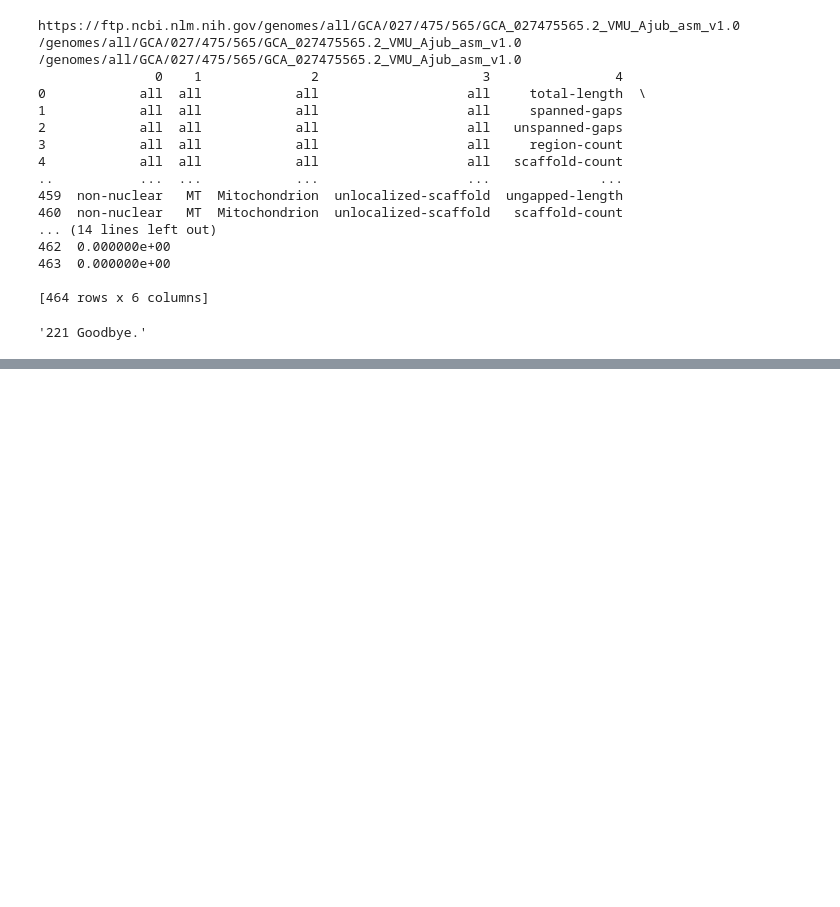
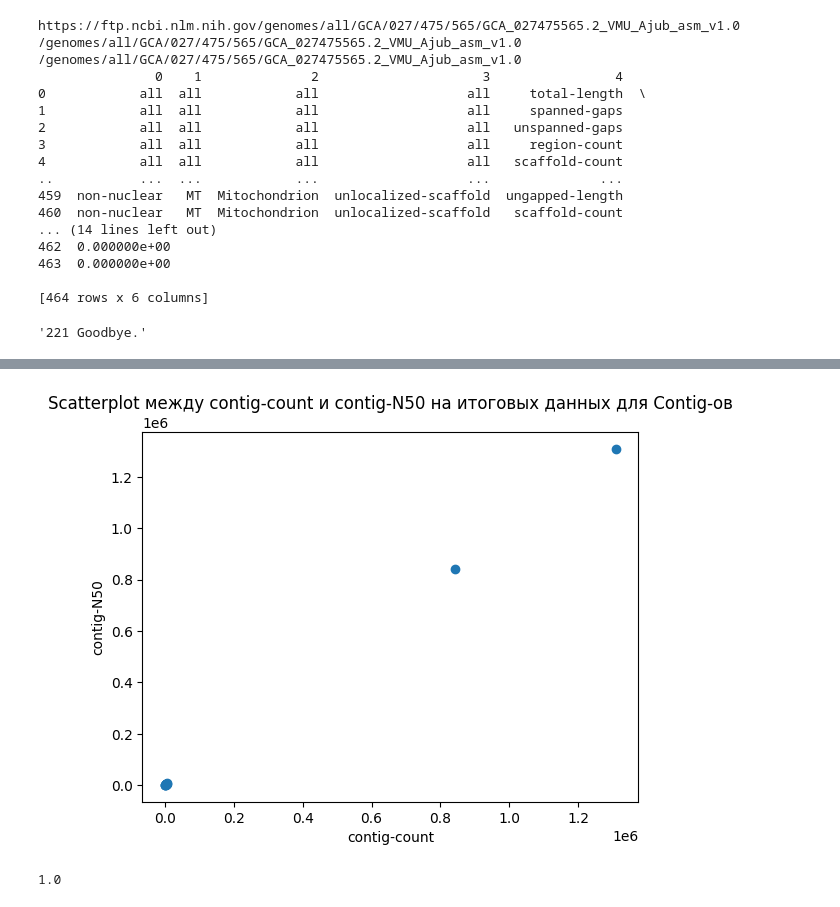
Before and after one commit to DerpyFox/dataset_converter, a Jupyter notebook: script4.ipynb, the cells around one changed output, grey strips where cells are left out. Cells and saved outputs as stored; diff of their text form; code cells hidden in the pictures; blank space fills up the shorter version.

```diff
--- a/script4.ipynb
+++ b/script4.ipynb
@@ -181,0 +345,25 @@ main_df.to_csv(file_path, index=False)
+# %%
+filtered_df_сontig = main_df.copy()
+filtered_df_сontig = filtered_df_сontig[filtered_df_сontig['assembly_level'] == 'Contig']
+# %%
+filtered_df_сontig['contig-count'] = pd.to_numeric(filtered_df_сontig['contig-count'], errors='coerce')
+filtered_df_сontig['contig-N50'] = pd.to_numeric(filtered_df_сontig['contig-N50'], errors='coerce')
+
+correlation = filtered_df_сontig['contig-count'].corr(filtered_df_сontig['contig-N50'])
+
+import matplotlib.pyplot as plt
+
+filtered_df_сontig['contig-count'] = pd.to_numeric(filtered_df_сontig['contig-count'], errors='coerce')
+filtered_df_сontig['contig-N50'] = pd.to_numeric(filtered_df_сontig['contig-N50'], errors='coerce')
+
+
+plt.scatter(filtered_df_сontig['contig-count'], filtered_df_сontig['contig-N50'])
+plt.title('Scatterplot между сontig-count и сontig-N50 на итоговых данных для Contig-ов')
+plt.xlabel('contig-count')
+plt.ylabel('contig-N50')
+plt.show()
+
+print(correlation)
+# %% [output]
+[figure, added]
+1.0
```
Also changed, not shown: parts of 20 cells of this notebook, 2 other files.
